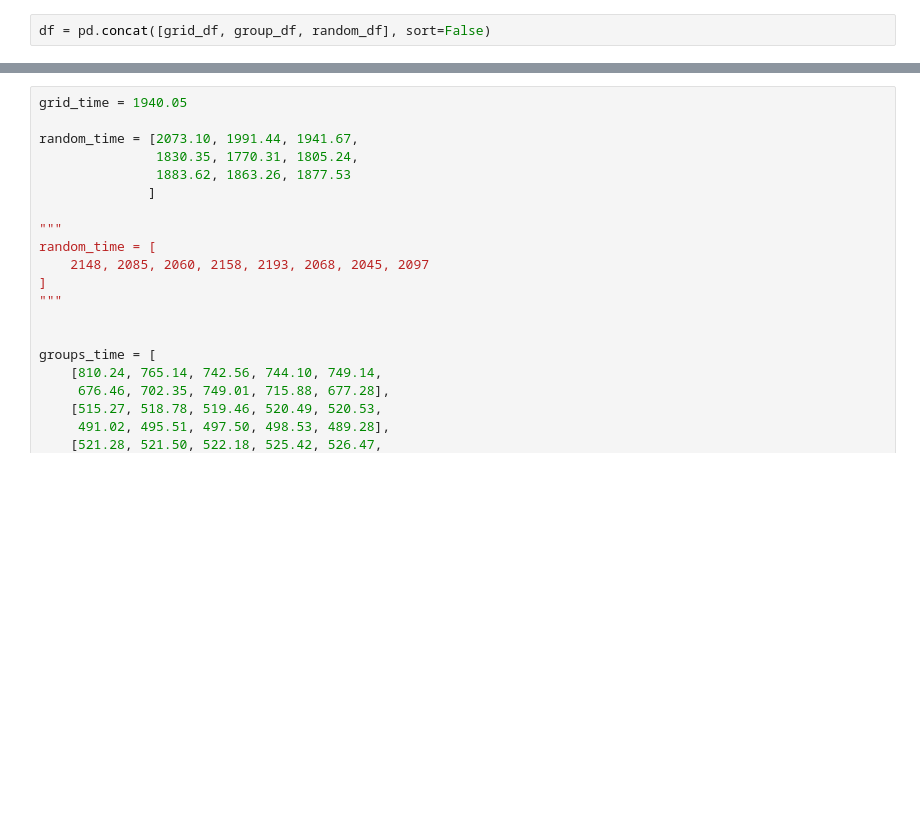
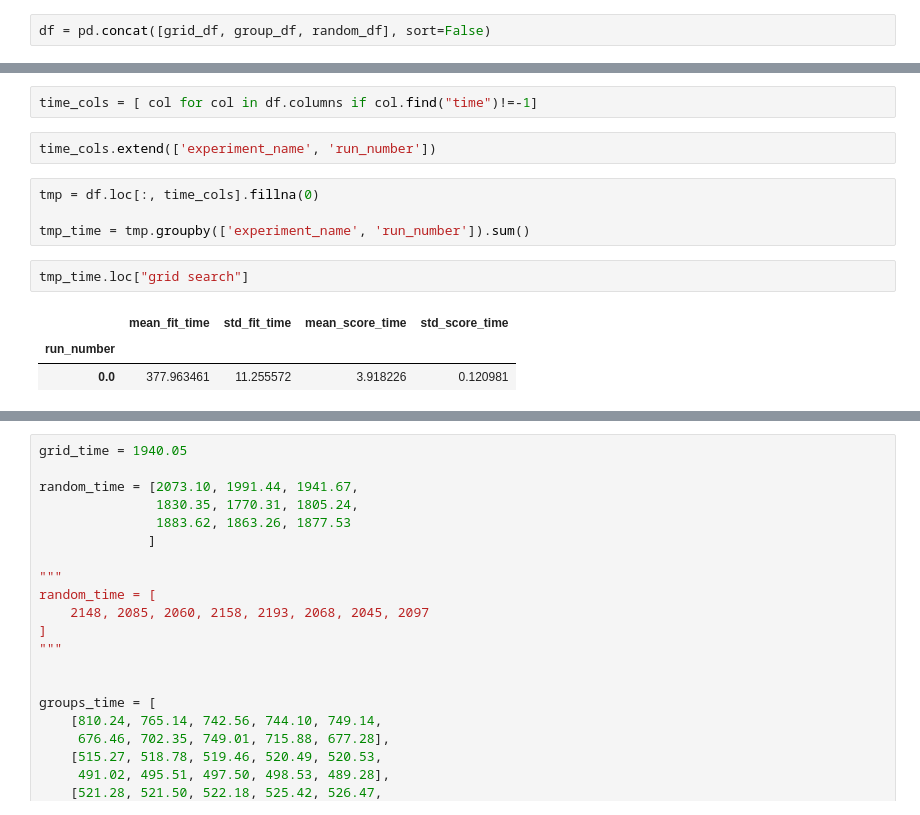
Before and after one commit to HollowPrincess/GradBoostOptim, a Jupyter notebook: xgboost_test_1_analysis.ipynb, the cells around one changed output, grey strips where cells are left out. Cells and saved outputs as stored; diff of their text form; blank space fills up the shorter version.

```diff
--- a/xgboost_test_1_analysis.ipynb
+++ b/xgboost_test_1_analysis.ipynb
@@ -40,0 +52,14 @@ df = pd.concat([grid_df, group_df, random_df], sort=False)
+# %%
+time_cols = [ col for col in df.columns if col.find("time")!=-1]
+# %%
+time_cols.extend(['experiment_name', 'run_number'])
+# %%
+tmp = df.loc[:, time_cols].fillna(0)
+
+tmp_time = tmp.groupby(['experiment_name', 'run_number']).sum()
+# %%
+tmp_time.loc["grid search"]
+# %% [output]
+|  | mean_fit_time | std_fit_time | mean_score_time | std_score_time |
+| run_number |  |  |  |  |
+| 0.0 | 377.963461 | 11.255572 | 3.918226 | 0.120981 |
```
Also changed, not shown: parts of 21 cells of this notebook, 1 other file.
